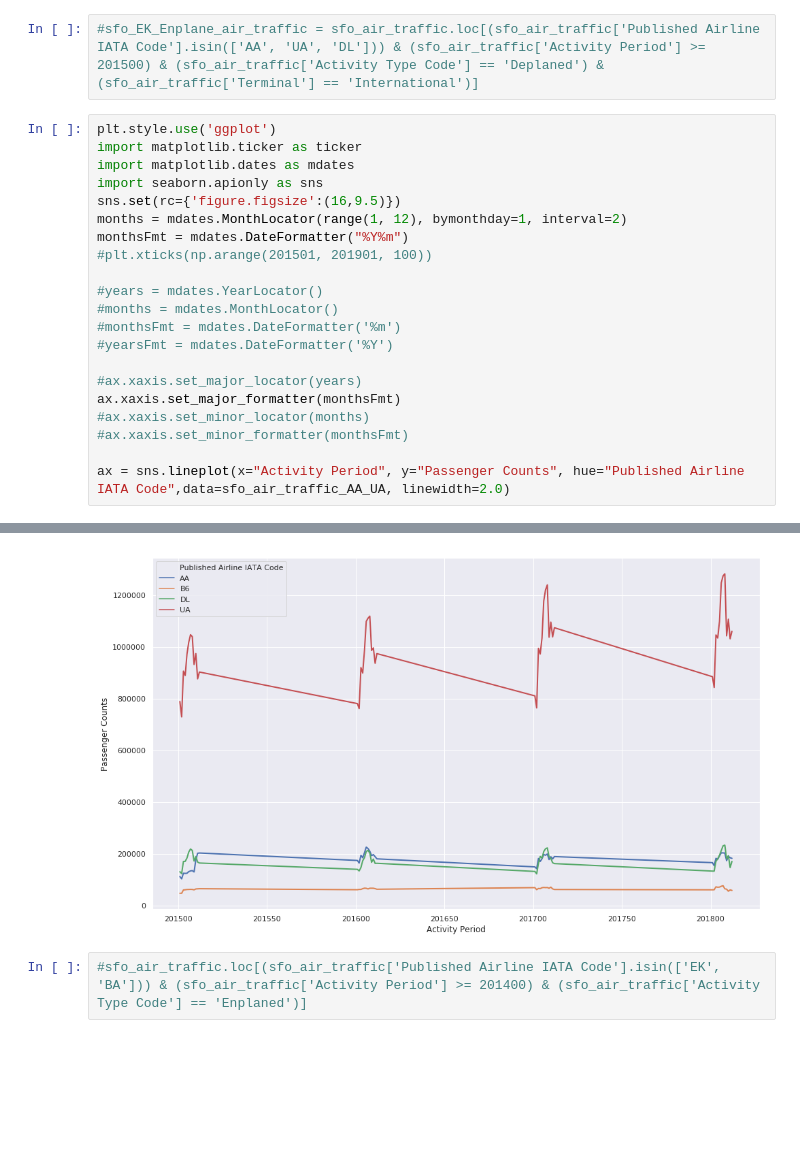
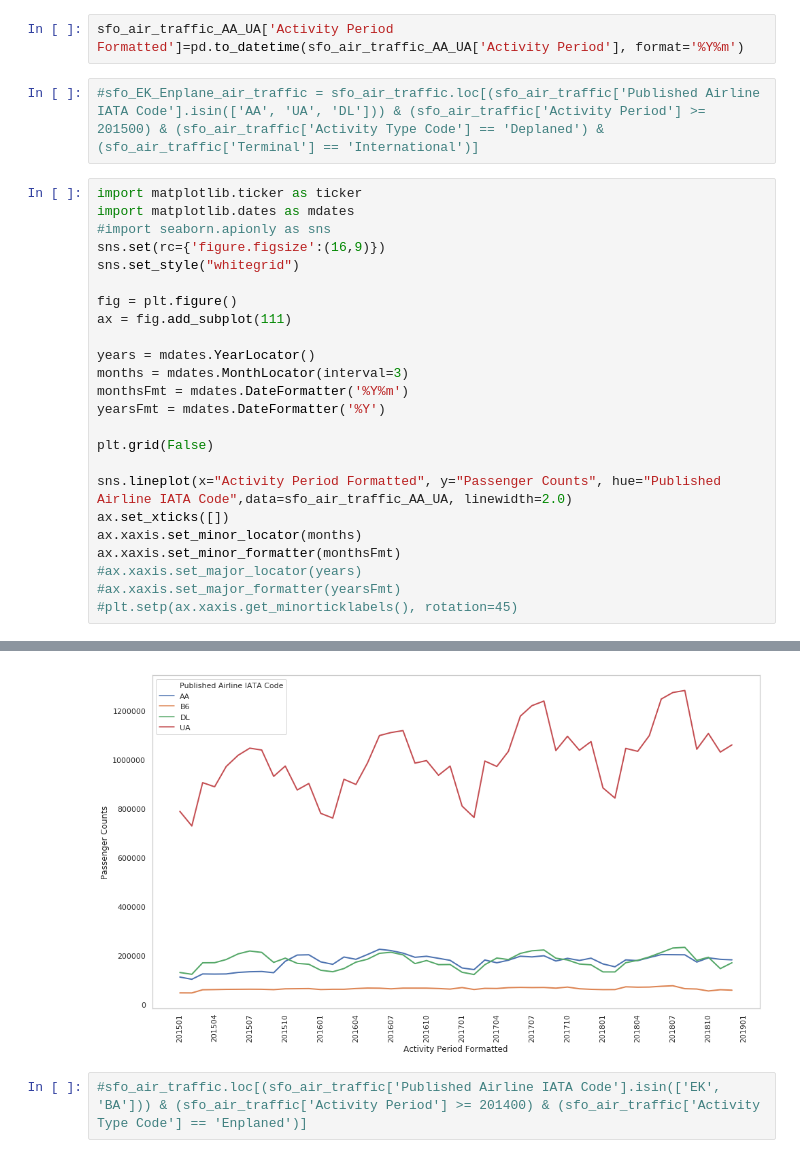
Before and after one commit to Saranyanv/test, a Jupyter notebook: 455_Assignment1.ipynb, the cells around one changed output, grey strips where cells are left out. Drawn from its saved outputs; the diff is of its cells as text; blank space fills up the shorter version.

```diff
--- a/455_Assignment1.ipynb
+++ b/455_Assignment1.ipynb
@@ -76,27 +76,32 @@ max      201812.000000    659837.000000
 sfo_air_traffic_AA_UA=DataFrame({'Passenger Counts' : sfo_air_traffic.loc[(sfo_air_traffic['Published Airline IATA Code'].isin(['AA', 'UA', 'B6', 'DL'])) &
                                                      (sfo_air_traffic['Activity Period'] >= 201501) &
                                                      (sfo_air_traffic['Activity Type Code'] == 'Enplaned')].groupby(['Published Airline IATA Code', 'Activity Period'])['Passenger Count'].sum()}).reset_index()
+# %%
+sfo_air_traffic_AA_UA['Activity Period Formatted']=pd.to_datetime(sfo_air_traffic_AA_UA['Activity Period'], format='%Y%m')
 # %%
 #sfo_EK_Enplane_air_traffic = sfo_air_traffic.loc[(sfo_air_traffic['Published Airline IATA Code'].isin(['AA', 'UA', 'DL'])) & (sfo_air_traffic['Activity Period'] >= 201500) & (sfo_air_traffic['Activity Type Code'] == 'Deplaned') & (sfo_air_traffic['Terminal'] == 'International')]
 # %%
-plt.style.use('ggplot')
 import matplotlib.ticker as ticker
 import matplotlib.dates as mdates
-import seaborn.apionly as sns
-sns.set(rc={'figure.figsize':(16,9.5)})
-months = mdates.MonthLocator(range(1, 12), bymonthday=1, interval=2)
-monthsFmt = mdates.DateFormatter("%Y%m")
-#plt.xticks(np.arange(201501, 201901, 100))
+#import seaborn.apionly as sns
+sns.set(rc={'figure.figsize':(16,9)})
+sns.set_style("whitegrid")
 
-#years = mdates.YearLocator()
-#months = mdates.MonthLocator()
-#monthsFmt = mdates.DateFormatter('%m')
-#yearsFmt = mdates.DateFormatter('%Y')
+fig = plt.figure()
+ax = fig.add_subplot(111)
 
+years = mdates.YearLocator()
+months = mdates.MonthLocator(interval=3)
+monthsFmt = mdates.DateFormatter('%Y%m')
+yearsFmt = mdates.DateFormatter('%Y')
+
+plt.grid(False)
+
+sns.lineplot(x="Activity Period Formatted", y="Passenger Counts", hue="Published Airline IATA Code",data=sfo_air_traffic_AA_UA, linewidth=2.0)
+ax.set_xticks([])
+ax.xaxis.set_minor_locator(months)
+ax.xaxis.set_minor_formatter(monthsFmt)
 #ax.xaxis.set_major_locator(years)
-ax.xaxis.set_major_formatter(monthsFmt)
-#ax.xaxis.set_minor_locator(months)
-#ax.xaxis.set_minor_formatter(monthsFmt)
-
-ax = sns.lineplot(x="Activity Period", y="Passenger Counts", hue="Published Airline IATA Code",data=sfo_air_traffic_AA_UA, linewidth=2.0)
+#ax.xaxis.set_major_formatter(yearsFmt)
+#plt.setp(ax.xaxis.get_minorticklabels(), rotation=45)
 # %% [output]
@@ -103,3 +125,3 @@ ax = sns.lineplot(x="Activity Period", y="Passenger Counts", hue="Published Airl
-[figure, old version]
+[figure, new version]
 # %%
 #sfo_air_traffic.loc[(sfo_air_traffic['Published Airline IATA Code'].isin(['EK', 'BA'])) & (sfo_air_traffic['Activity Period'] >= 201400) & (sfo_air_traffic['Activity Type Code'] == 'Enplaned')]
```
Also changed, not shown: parts of 4 cells of this notebook.
